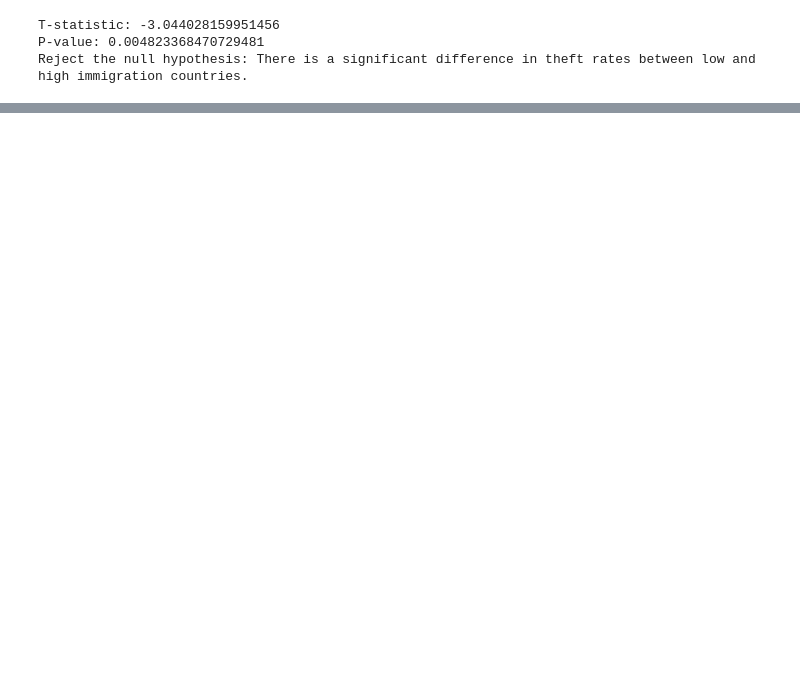
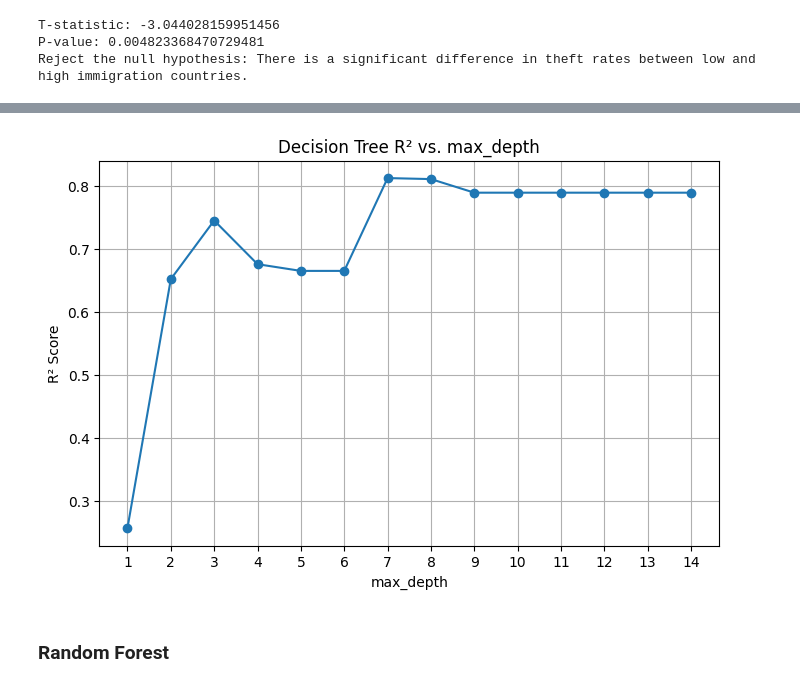
Before and after one commit to slackn/DSA210_Project, a Jupyter notebook: code.ipynb, the cells around one changed output, grey strips where cells are left out. Cells and saved outputs as stored; diff of their text form; code cells hidden in the pictures; blank space fills up the shorter version.

```diff
--- a/code.ipynb
+++ b/code.ipynb
@@ -978,0 +1385,17 @@ Reject the null hypothesis: There is a significant difference in theft rates bet
+# %%
+#use non-PCA data
+from sklearn.tree import DecisionTreeRegressor
+
+# Train the model
+dtree = DecisionTreeRegressor(random_state=42)
+dtree.fit(x_train, y_train)
+
+# Predict and evaluate
+y_pred_tree = dtree.predict(x_test)
+
+print("Decision Tree MSE:", mean_squared_error(y_test, y_pred_tree))
+print("Decision Tree RMSE:", np.sqrt(mean_squared_error(y_test, y_pred_tree)))
+print("Decision Tree R²:", r2_score(y_test, y_pred_tree))
+
+# Get actual depth of the fitted tree
+print("Actual max depth of the tree:", dtree.get_depth())
@@ -978,0 +1539,33 @@ Reject the null hypothesis: There is a significant difference in theft rates bet
+# %%
+import numpy as np
+import matplotlib.pyplot as plt
+from sklearn.tree import DecisionTreeRegressor
+from sklearn.metrics import r2_score
+from sklearn.model_selection import train_test_split
+
+
+# Test different tree depths
+depths = range(1, 15)
+r2_scores = []
+
+for depth in depths:
+    model = DecisionTreeRegressor(max_depth=depth, random_state=42)
+    model.fit(x_train, y_train)
+    y_pred = model.predict(x_test)
+    r2 = r2_score(y_test, y_pred)
+    r2_scores.append(r2)
+
+# Plot R² vs max_depth
+plt.figure(figsize=(8, 5))
+plt.plot(depths, r2_scores, marker='o', linestyle='-')
+plt.xlabel("max_depth")
+plt.ylabel("R² Score")
+plt.title("Decision Tree R² vs. max_depth")
+plt.grid(True)
+plt.xticks(depths)
+plt.savefig('dtree_max_depth.png')
+plt.show()
+# %% [output]
+[figure, added]
+# %% [markdown]
+### Random Forest
```
Also changed, not shown: parts of 111 cells of this notebook, 1 other file.
